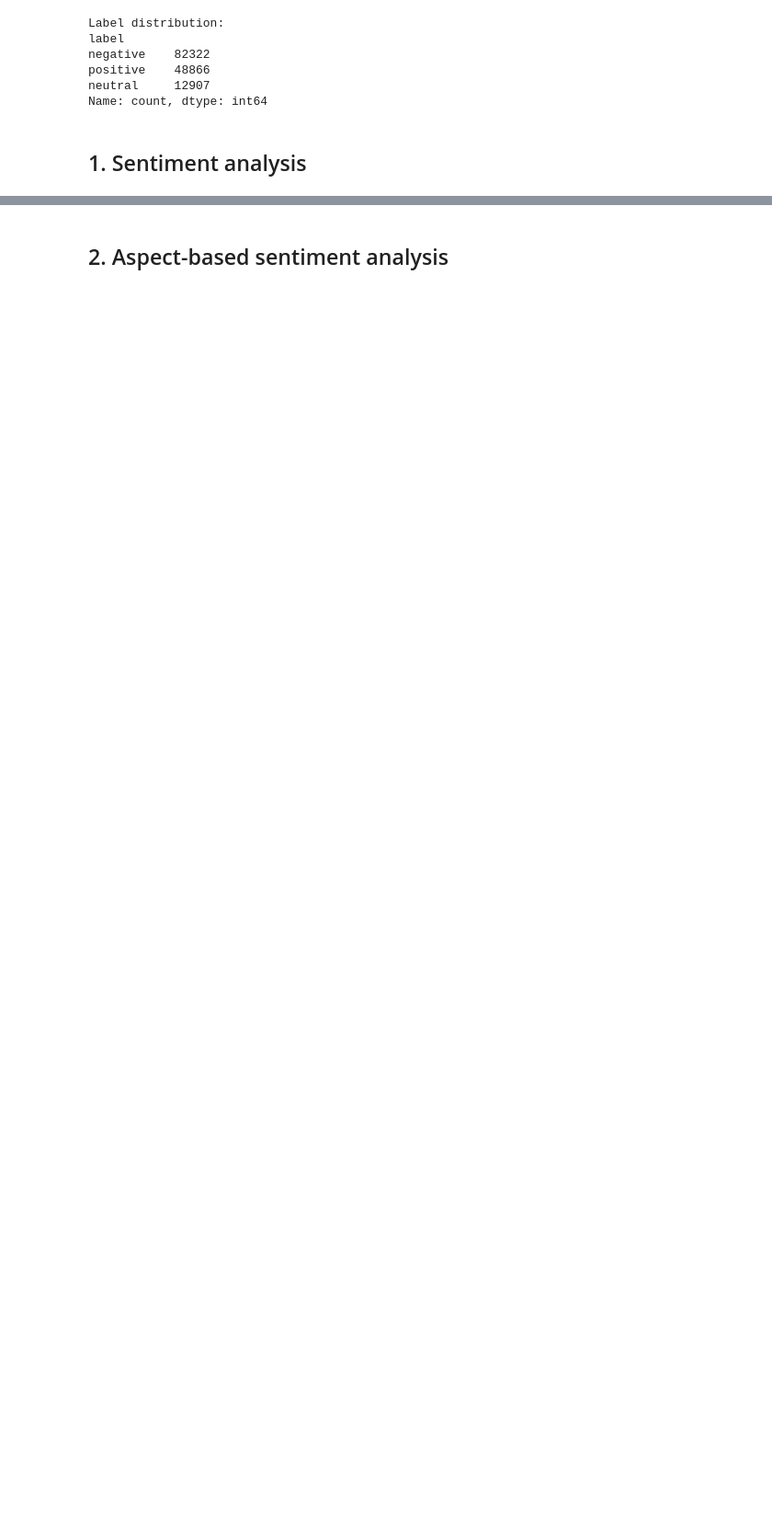
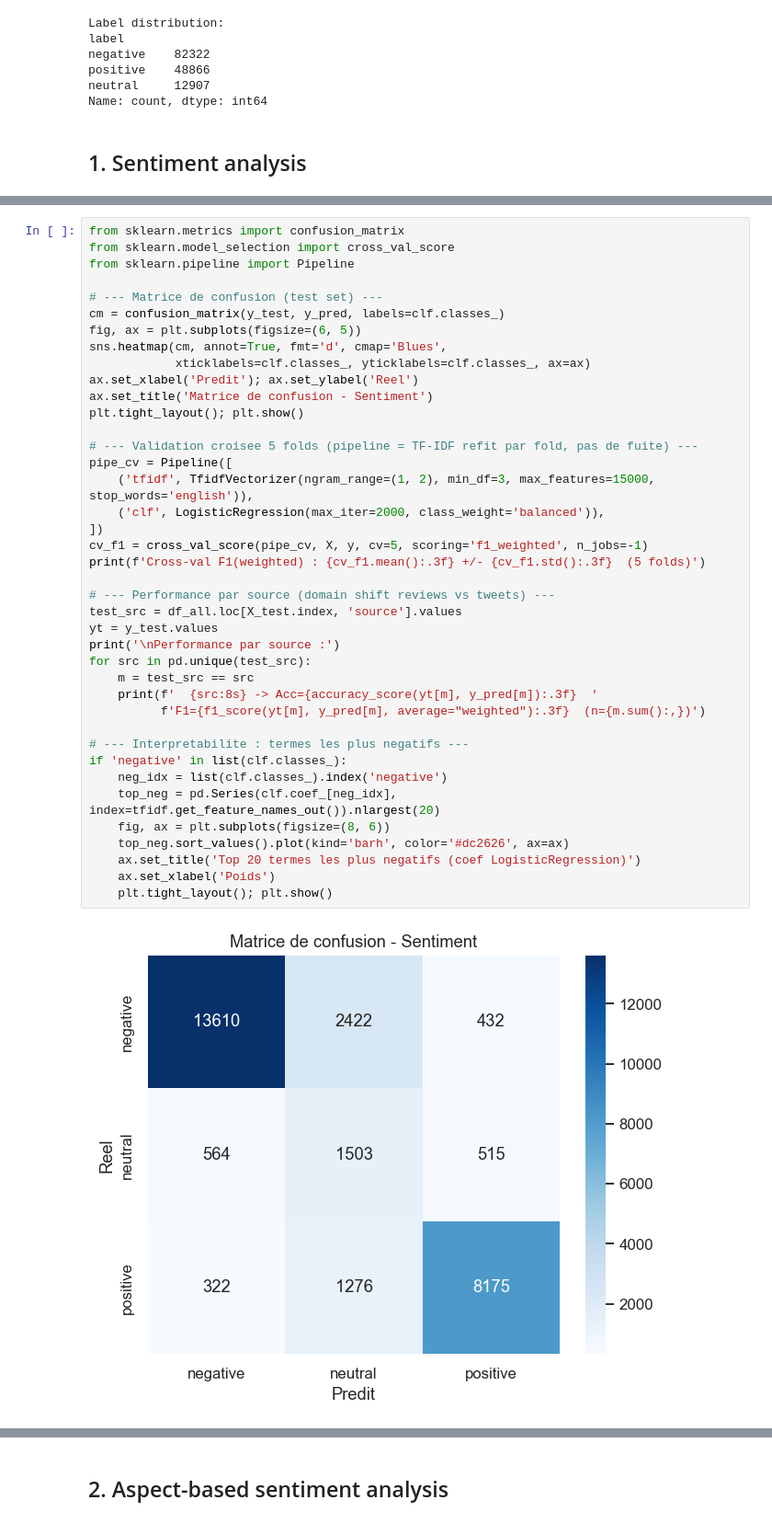
Before and after one commit to doniesgh/Airline_Datawarehouse, a Jupyter notebook: ML/Airline_NLP.ipynb, the cells around one changed output, grey strips where cells are left out. Shown at 92% size. Drawn from its saved outputs; the diff is of its cells as text; blank space fills up the shorter version.

```diff
--- a/ML/Airline_NLP.ipynb
+++ b/ML/Airline_NLP.ipynb
@@ -286,0 +291,42 @@ weighted avg       0.86      0.84      0.84     28819
+# %%
+from sklearn.metrics import confusion_matrix
+from sklearn.model_selection import cross_val_score
+from sklearn.pipeline import Pipeline
+
+# --- Matrice de confusion (test set) ---
+cm = confusion_matrix(y_test, y_pred, labels=clf.classes_)
+fig, ax = plt.subplots(figsize=(6, 5))
+sns.heatmap(cm, annot=True, fmt='d', cmap='Blues',
+            xticklabels=clf.classes_, yticklabels=clf.classes_, ax=ax)
+ax.set_xlabel('Predit'); ax.set_ylabel('Reel')
+ax.set_title('Matrice de confusion - Sentiment')
+plt.tight_layout(); plt.show()
+
+# --- Validation croisee 5 folds (pipeline = TF-IDF refit par fold, pas de fuite) ---
+pipe_cv = Pipeline([
+    ('tfidf', TfidfVectorizer(ngram_range=(1, 2), min_df=3, max_features=15000, stop_words='english')),
+    ('clf', LogisticRegression(max_iter=2000, class_weight='balanced')),
+])
+cv_f1 = cross_val_score(pipe_cv, X, y, cv=5, scoring='f1_weighted', n_jobs=-1)
+print(f'Cross-val F1(weighted) : {cv_f1.mean():.3f} +/- {cv_f1.std():.3f}  (5 folds)')
+
+# --- Performance par source (domain shift reviews vs tweets) ---
+test_src = df_all.loc[X_test.index, 'source'].values
+yt = y_test.values
+print('\nPerformance par source :')
+for src in pd.unique(test_src):
+    m = test_src == src
+    print(f'  {src:8s} -> Acc={accuracy_score(yt[m], y_pred[m]):.3f}  '
+          f'F1={f1_score(yt[m], y_pred[m], average="weighted"):.3f}  (n={m.sum():,})')
+
+# --- Interpretabilite : termes les plus negatifs ---
+if 'negative' in list(clf.classes_):
+    neg_idx = list(clf.classes_).index('negative')
+    top_neg = pd.Series(clf.coef_[neg_idx], index=tfidf.get_feature_names_out()).nlargest(20)
+    fig, ax = plt.subplots(figsize=(8, 6))
+    top_neg.sort_values().plot(kind='barh', color='#dc2626', ax=ax)
+    ax.set_title('Top 20 termes les plus negatifs (coef LogisticRegression)')
+    ax.set_xlabel('Poids')
+    plt.tight_layout(); plt.show()
+# %% [output]
+[figure, added]
```
Also changed, not shown: parts of 16 cells of this notebook, 29 other files.
